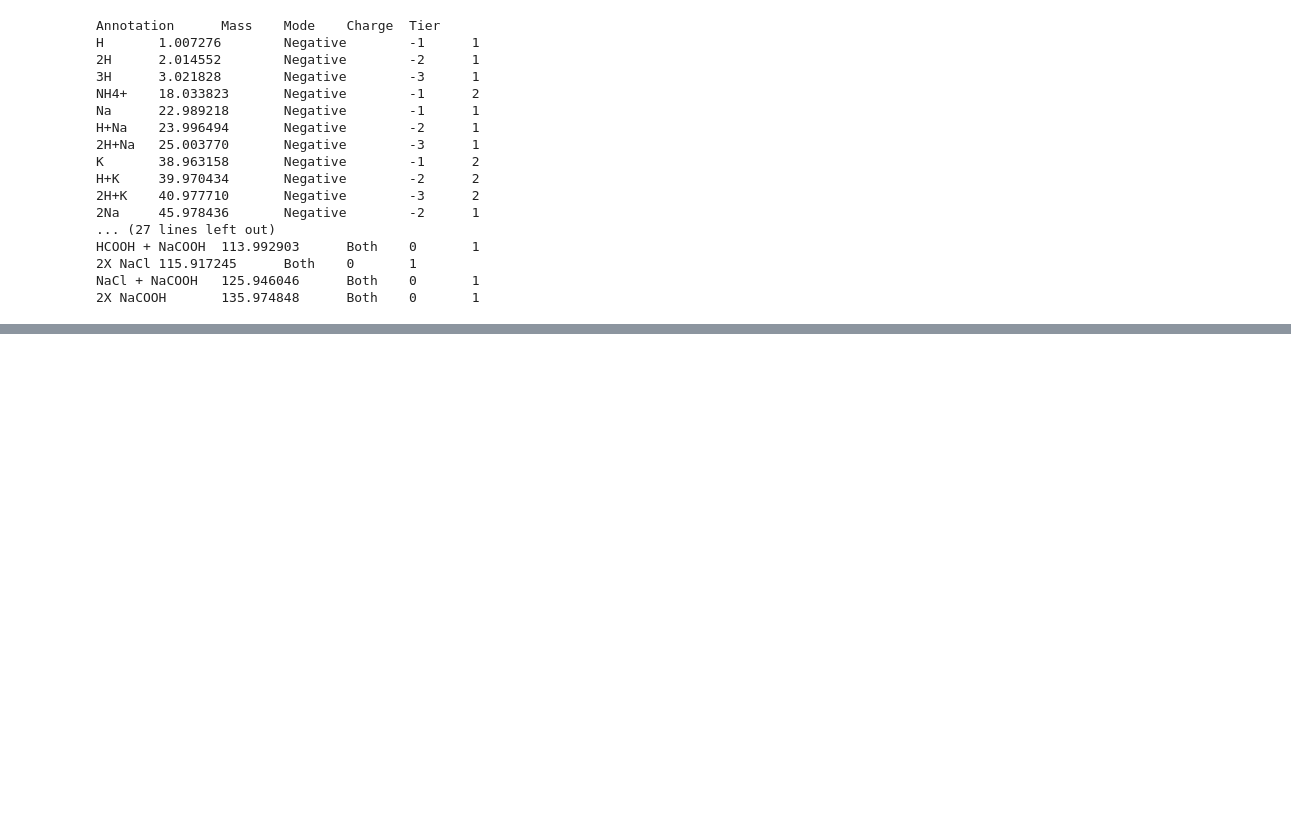
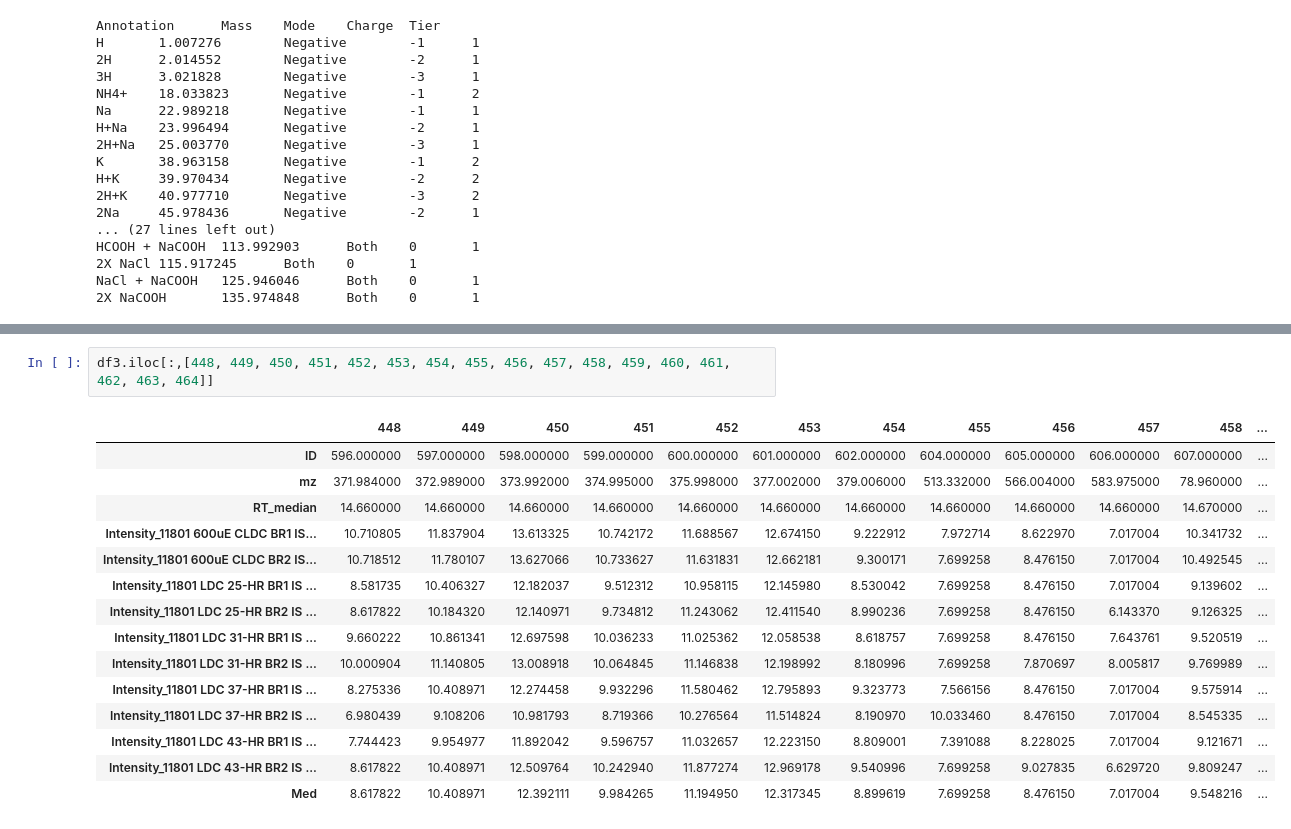
Before and after one commit to ayushig2000/Claritybio, a Jupyter notebook: Task2_Binner-Copy2.ipynb, the cells around one changed output, grey strips where cells are left out. Drawn from its saved outputs; the diff is of its cells as text; blank space fills up the shorter version.

```diff
--- a/Task2_Binner-Copy2.ipynb
+++ b/Task2_Binner-Copy2.ipynb
@@ -367,0 +283,18 @@ result
+# %%
+df3.iloc[:,[448, 449, 450, 451, 452, 453, 454, 455, 456, 457, 458, 459, 460, 461, 462, 463, 464]]
+# %% [output]
+|  | 448 | 449 | 450 | 451 | 452 | 453 | 454 | 455 | 456 | 457 | 458 | ... |
+| ID | 596.000000 | 597.000000 | 598.000000 | 599.000000 | 600.000000 | 601.000000 | 602.000000 | 604.000000 | 605.000000 | 606.000000 | 607.000000 | ... |
+| mz | 371.984000 | 372.989000 | 373.992000 | 374.995000 | 375.998000 | 377.002000 | 379.006000 | 513.332000 | 566.004000 | 583.975000 | 78.960000 | ... |
+| RT_median | 14.660000 | 14.660000 | 14.660000 | 14.660000 | 14.660000 | 14.660000 | 14.660000 | 14.660000 | 14.660000 | 14.660000 | 14.670000 | ... |
+| Intensity_11801 600uE CLDC BR1 IS... | 10.710805 | 11.837904 | 13.613325 | 10.742172 | 11.688567 | 12.674150 | 9.222912 | 7.972714 | 8.622970 | 7.017004 | 10.341732 | ... |
+| Intensity_11801 600uE CLDC BR2 IS... | 10.718512 | 11.780107 | 13.627066 | 10.733627 | 11.631831 | 12.662181 | 9.300171 | 7.699258 | 8.476150 | 7.017004 | 10.492545 | ... |
+| Intensity_11801 LDC 25-HR BR1 IS ... | 8.581735 | 10.406327 | 12.182037 | 9.512312 | 10.958115 | 12.145980 | 8.530042 | 7.699258 | 8.476150 | 7.017004 | 9.139602 | ... |
+| Intensity_11801 LDC 25-HR BR2 IS ... | 8.617822 | 10.184320 | 12.140971 | 9.734812 | 11.243062 | 12.411540 | 8.990236 | 7.699258 | 8.476150 | 6.143370 | 9.126325 | ... |
+| Intensity_11801 LDC 31-HR BR1 IS ... | 9.660222 | 10.861341 | 12.697598 | 10.036233 | 11.025362 | 12.058538 | 8.618757 | 7.699258 | 8.476150 | 7.643761 | 9.520519 | ... |
+| Intensity_11801 LDC 31-HR BR2 IS ... | 10.000904 | 11.140805 | 13.008918 | 10.064845 | 11.146838 | 12.198992 | 8.180996 | 7.699258 | 7.870697 | 8.005817 | 9.769989 | ... |
+| Intensity_11801 LDC 37-HR BR1 IS ... | 8.275336 | 10.408971 | 12.274458 | 9.932296 | 11.580462 | 12.795893 | 9.323773 | 7.566156 | 8.476150 | 7.017004 | 9.575914 | ... |
+| Intensity_11801 LDC 37-HR BR2 IS ... | 6.980439 | 9.108206 | 10.981793 | 8.719366 | 10.276564 | 11.514824 | 8.190970 | 10.033460 | 8.476150 | 7.017004 | 8.545335 | ... |
+| Intensity_11801 LDC 43-HR BR1 IS ... | 7.744423 | 9.954977 | 11.892042 | 9.596757 | 11.032657 | 12.223150 | 8.809001 | 7.391088 | 8.228025 | 7.017004 | 9.121671 | ... |
+| Intensity_11801 LDC 43-HR BR2 IS ... | 8.617822 | 10.408971 | 12.509764 | 10.242940 | 11.877274 | 12.969178 | 9.540996 | 7.699258 | 9.027835 | 6.629720 | 9.809247 | ... |
+| Med | 8.617822 | 10.408971 | 12.392111 | 9.984265 | 11.194950 | 12.317345 | 8.899619 | 7.699258 | 8.476150 | 7.017004 | 9.548216 | ... |
```
Also changed, not shown: parts of 18 cells of this notebook, 7 other files.
